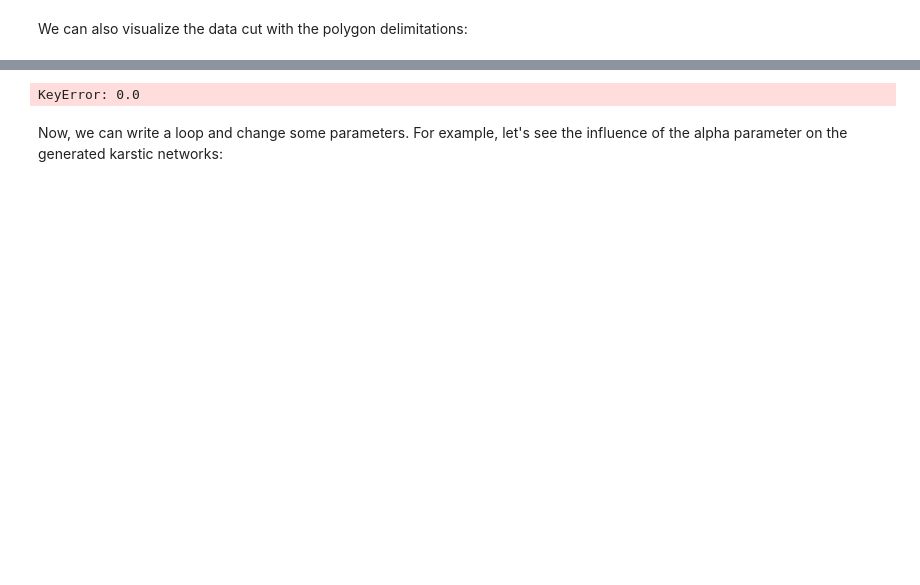
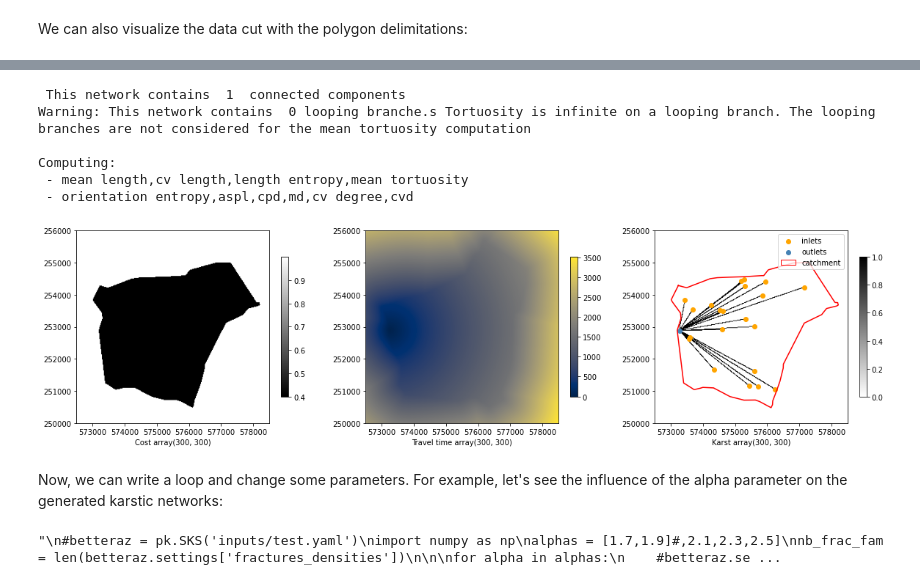
Before and after one commit to randlab/pyKasso, a Jupyter notebook: notebooks/examples/example_02_Betteraz_site.ipynb, the cells around one changed output, grey strips where cells are left out. Cells and saved outputs as stored; diff of their text form; code cells hidden in the pictures; blank space fills up the shorter version.

```diff
--- a/notebooks/examples/example_02_Betteraz_site.ipynb
+++ b/notebooks/examples/example_02_Betteraz_site.ipynb
@@ -63,8 +63,15 @@ for data in ["geology", "faults", "fractures", "topography", "orientationx", "or
 # %%
+betteraz = pk.SKS('inputs/test.yaml')
 betteraz.compute_karst_network()
 betteraz.show()
 # %% [output]
-KeyError: 0.0
+ This network contains  1  connected components
+Warning: This network contains  0 looping branche.s Tortuosity is infinite on a looping branch. The looping branches are not considered for the mean tortuosity computation
+
+Computing:
+ - mean length,cv length,length entropy,mean tortuosity
+ - orientation entropy,aspl,cpd,md,cv degree,cvd
+[figure, added]
 # %% [markdown]
 Now, we can write a loop and change some parameters. For example, let's see the influence of the alpha parameter on the generated karstic networks:
 # %%
@@ -93,9 +100,9 @@ for alpha in alphas:
     betteraz.compute_karst_network()
     betteraz.show()
 
-## Marche pas quand y'a plusieurs outlets
-## si agd plante, toute la mémoire est flushée
 """
+# %% [output]
+"\n#betteraz = pk.SKS('inputs/test.yaml')\nimport numpy as np\nalphas = [1.7,1.9]#,2.1,2.3,2.5]\nnb_frac_fam = len(betteraz.settings['fractures_densities'])\n\n\nfor alpha in alphas:\n    #betteraz.se ...
 # %%
 #betteraz.karst_simulations
 # %%
```
Also changed, not shown: parts of 6 cells of this notebook, 22 other files.
